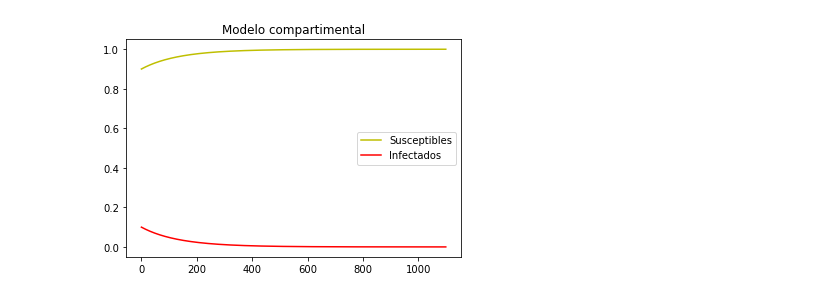
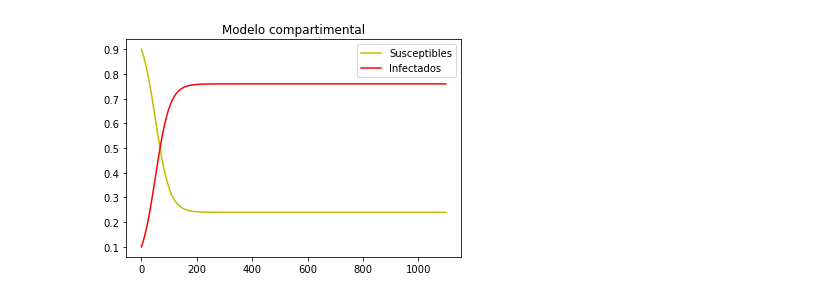
Before and after one commit to Grupo-de-simulacion-con-automatas/CAsimulations-Modelacion-de-dinamicas-topologicas-en-la-propagacion-de-una-enfermedad-usando-CA, a Jupyter notebook: Codigo/Modelos compartimentales en ecuaciones diferenciales.ipynb, the cells around one changed output. Drawn from its saved outputs; the diff is of its cells as text; code cells hidden in the pictures.

```diff
--- a/Codigo/Modelos compartimentales en ecuaciones diferenciales.ipynb
+++ b/Codigo/Modelos compartimentales en ecuaciones diferenciales.ipynb
@@ -24,29 +81,34 @@ I' = \beta S I - (1 - \theta)\alpha I - \mu I
 # %%
 from EpidemiologicalModels.CompartmentalModelsInEDOS import *
 
-# Parámetros del modelo
-beta =  0.05 # Tasa de contagio
+# Parámetros del modelo:
+
 alpha =  0.2 # Tasa de recuperación (días que dura en promedio la enfermedad)
 mu = 1/(75*365) # Tasa de natalidad / mortalidad
 theta = 0.4 # 0.1 # Tasa de muerte por enfermedad
+# beta = -alpha*(1-theta)-mu # Tasa de contagio
+beta = 0.5
 
-# Funciones del modelo
+# Funciones del modelo:
+
 def S_function(values, beta = beta, mu = mu, theta = theta):
     S = values[0]; I = values[1]
     return mu*(1 - S) + (1 - theta)*alpha*I - beta*S*I
 
 def I_function(values, alpha = alpha, beta = beta, mu = mu, theta = theta):
     S = values[0]; I = values[1]
     return beta*S*I - (1 - theta)*alpha*I - mu*I
 
 listOfFunctions = [S_function, I_function]
-initialValues = [0.9, 0.1]
+
+# Condiciones iniciales:
+
+initialValues = [0.9, 0.1]  # S_0 = 0.9; I_0 = 0.1
+
+# Solución discreta del modelo
+
+discreteSolutions = CompartmentalModelsInEDOS(listOfFunctions, initialValues)
+discreteSolutions.n_iterations(1100)
+discreteSolutions.plotSolutions(["Susceptibles", "Infectados"],["y","r"])
+# %% [output]
+[figure, added]
-# %%
-# Solución discreta del modelo
-discreteSolutions = CompartmentalModelsInEDOS(listOfFunctions, initialValues)
-discreteSolutions.n_iterations(1100)
-# discreteSolutions.ModelSolutions()
-discreteSolutions.plotSolutions(["Susceptibles", "Infectados"],["y","r"])
-# discreteSolutions.PrintParameters()
-# %% [output]
-[figure, removed]
```
Also changed, not shown: parts of 6 cells of this notebook, 1 other file.
